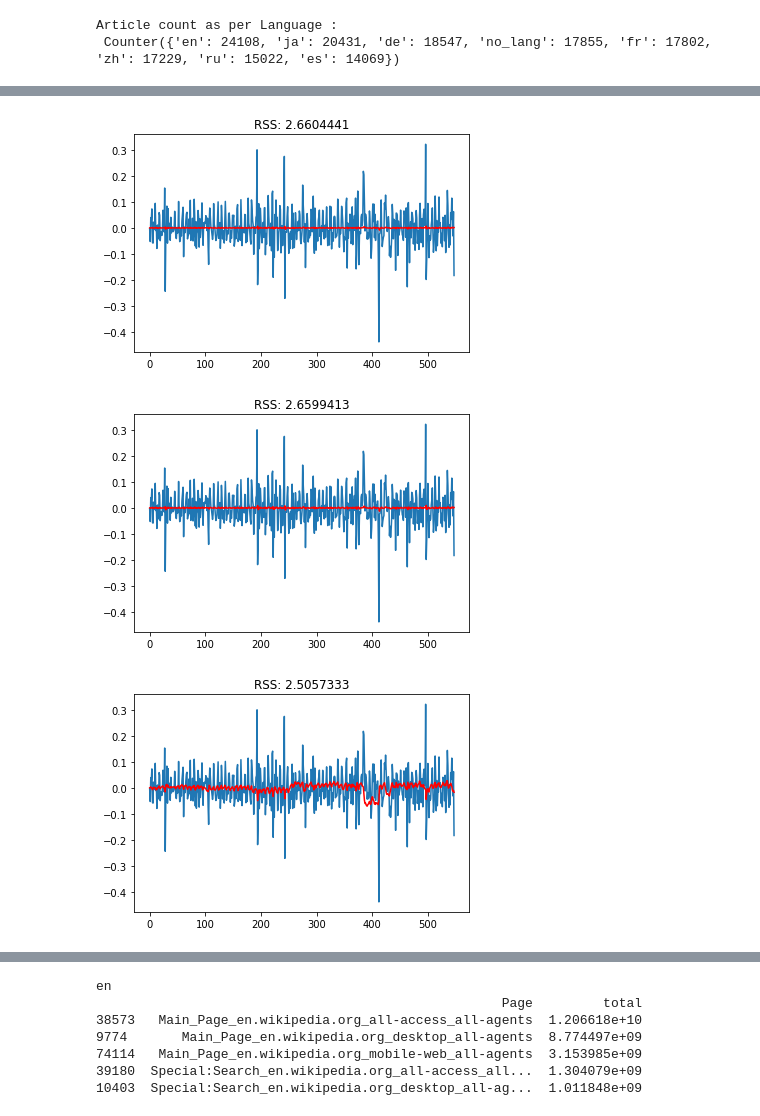
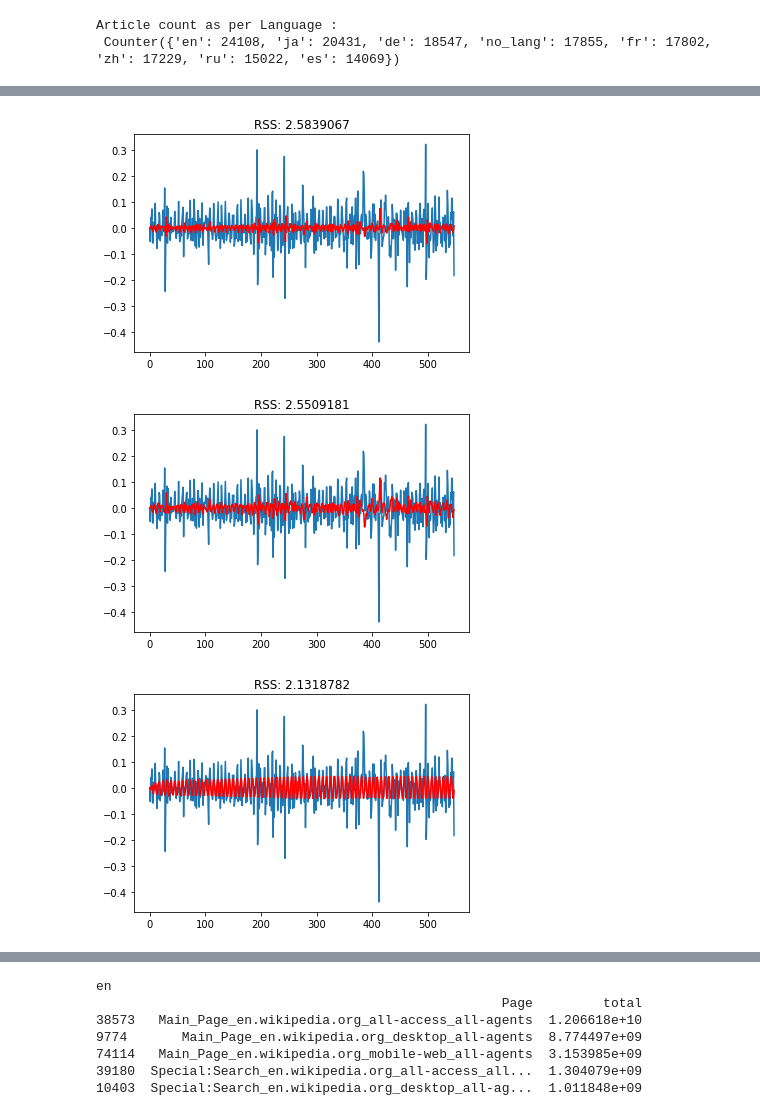
Before and after one commit to anandrana/Time_seies-_predication-on-Webtraffic, a Jupyter notebook: Time-series-prediction-of-web-traffic (1).ipynb, the cells around one changed output, grey strips where cells are left out. Cells and saved outputs as stored; diff of their text form; code cells hidden in the pictures.

```diff
--- a/Time-series-prediction-of-web-traffic (1).ipynb
+++ b/Time-series-prediction-of-web-traffic (1).ipynb
@@ -260,32 +271,32 @@ import warnings
 warnings.filterwarnings("ignore")
 
 
-model = ARIMA(ts_log.values, order=(1,1,0))
+model = ARIMA(ts_log.values, order=(2,1,0))
 results_ARIMA = model.fit(disp=-1)
 plt.plot(ts_log_diff.values)
 plt.plot(results_ARIMA.fittedvalues, color='red')
 plt.title('RSS: %.7f'% sum((results_ARIMA.fittedvalues-ts_log_diff.values)**2))
 plt.show()
 # %% [output]
-[figure, old version]
+[figure, new version]
 # %%
-model = ARIMA(ts_log.values, order=(0,1,1))
+model = ARIMA(ts_log.values, order=(0,1,2))
 results_ARIMA = model.fit(disp=-1)
 plt.plot(ts_log_diff.values)
 plt.plot(results_ARIMA.fittedvalues, color='red')
 plt.title('RSS: %.7f'% sum((results_ARIMA.fittedvalues-ts_log_diff.values)**2))
 plt.show()
 # %% [output]
-[figure, old version]
+[figure, new version]
 # %%
-model = ARIMA(ts_log.values, order=(1,1,1))
+model = ARIMA(ts_log.values, order=(2,1,2))
 results_ARIMA = model.fit(disp=-1)
 plt.plot(ts_log_diff.values)
 plt.plot(results_ARIMA.fittedvalues, color='red')
 plt.title('RSS: %.7f'% sum((results_ARIMA.fittedvalues-ts_log_diff.values)**2))
 plt.show()
 # %% [output]
-[figure, old version]
+[figure, new version]
 # %%
 from statsmodels.tsa.arima_model import ARIMA
 from pandas import DataFrame
```
Also changed, not shown: parts of 22 cells of this notebook.
